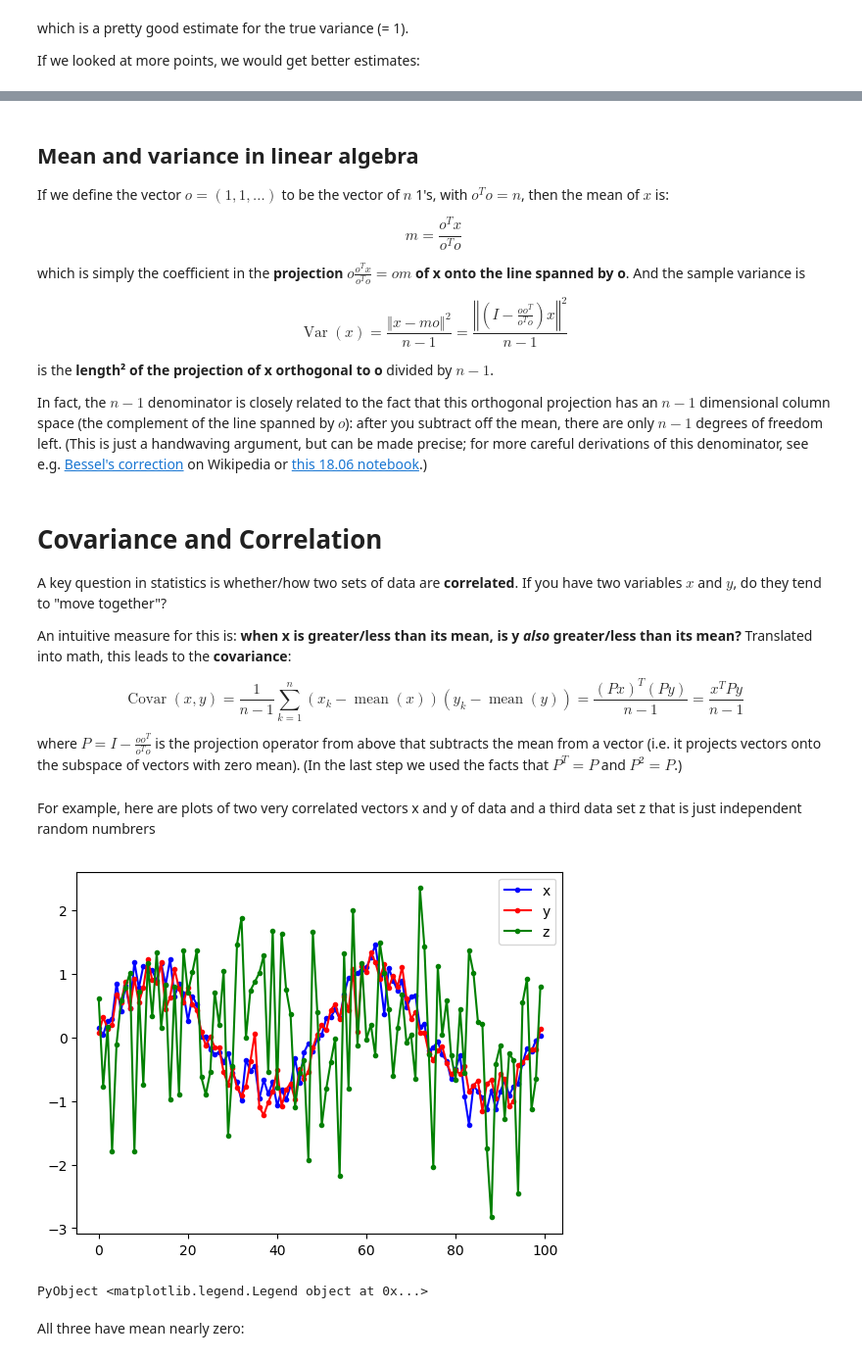
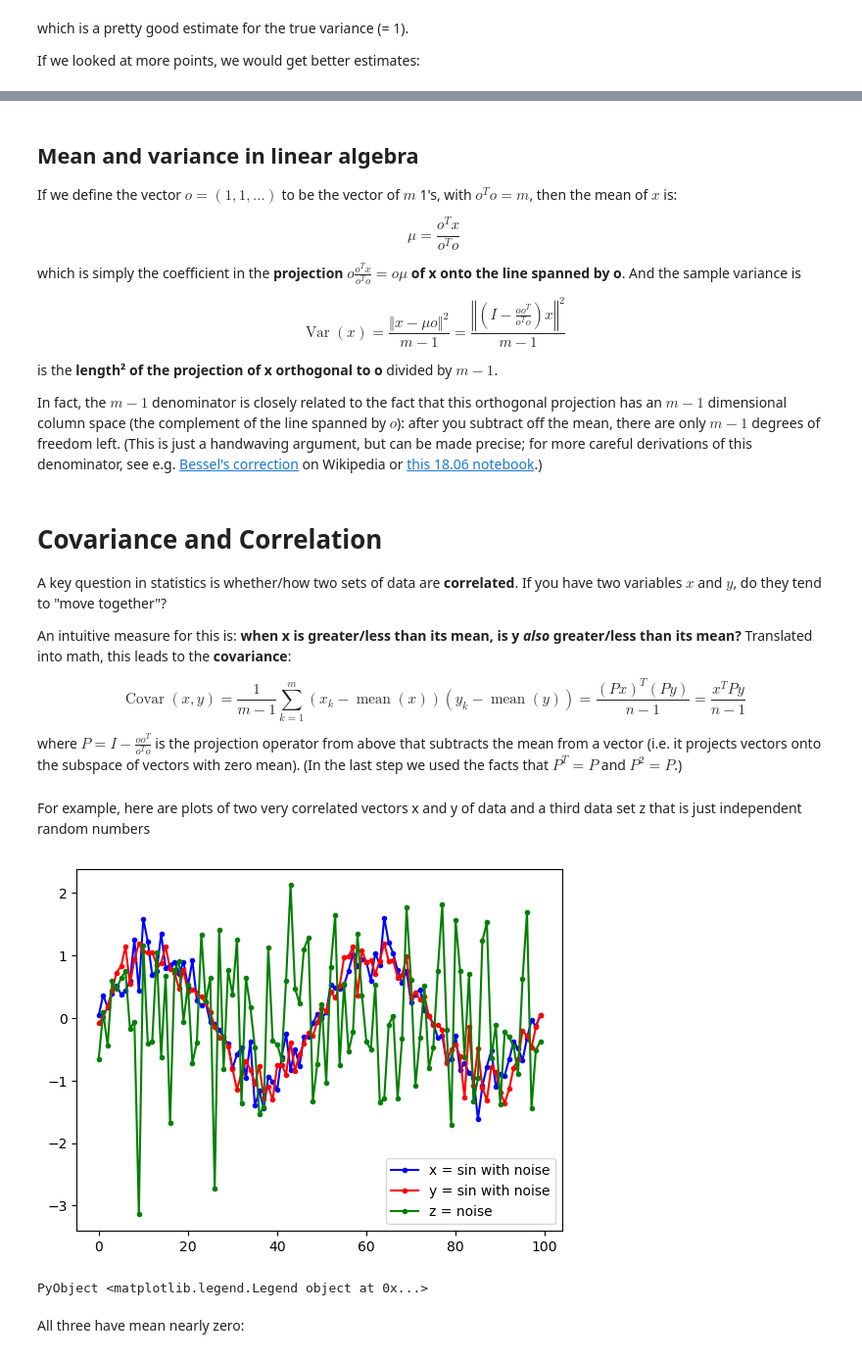
Before and after one commit to mitmath/1806, a Jupyter notebook: notes/Statistics-and-PCA.ipynb, the cells around one changed output, grey strips where cells are left out. Shown at 98% size. Drawn from its saved outputs; the diff is of its cells as text; code cells hidden in the pictures.

Commit message:
updated stats notebook

```diff
--- a/notes/Statistics-and-PCA.ipynb
+++ b/notes/Statistics-and-PCA.ipynb
@@ -65,21 +65,21 @@ mean(xbig), var(xbig)
 # %% [markdown]
 ## Mean and variance in linear algebra
 
-If we define the vector $o = (1,1,\ldots)$ to be the vector of $n$ 1's, with $o^T o = n$, then the mean of $x$ is:
+If we define the vector $o = (1,1,\ldots)$ to be the vector of $m$ 1's, with $o^T o = m$, then the mean of $x$ is:
 
 $$
-m = \frac{o^T x}{o^T o}
+\mu = \frac{o^T x}{o^T o}
 $$
 
-which is simply the coefficient in the **projection $o\frac{o^Tx}{o^To} = om$ of x onto the line spanned by o**.   And the sample variance is
+which is simply the coefficient in the **projection $o\frac{o^Tx}{o^To} = o\mu$ of x onto the line spanned by o**.   And the sample variance is
 
 $$
-\operatorname{Var}(x) = \frac{\Vert x - m o \Vert^2}{n-1} = \frac{\left\Vert \left(I - \frac{o o^T}{o^T o} \right) x \right\Vert^2}{n-1}
+\operatorname{Var}(x) = \frac{\Vert x - \mu o \Vert^2}{m-1} = \frac{\left\Vert \left(I - \frac{o o^T}{o^T o} \right) x \right\Vert^2}{m-1}
 $$
 
-is the **length² of the projection of x orthogonal to o** divided by $n-1$.
+is the **length² of the projection of x orthogonal to o** divided by $m-1$.
 
-In fact, the $n-1$ denominator is closely related to the fact that this orthogonal projection has an $n-1$ dimensional column space (the complement of the line spanned by $o$): after you subtract off the mean, there are only $n-1$ degrees of freedom left.   (This is just a handwaving argument, but can be made precise; for more careful derivations of this denominator, see e.g. [Bessel's correction](https://en.wikipedia.org/wiki/Bessel%27s_correction) on Wikipedia or [this 18.06 notebook](http://nbviewer.jupyter.org/github/stevengj/1806/blob/spring18/lectures/Sample%20Variance%20division%20by%20n-1.ipynb).)
+In fact, the $m-1$ denominator is closely related to the fact that this orthogonal projection has an $m-1$ dimensional column space (the complement of the line spanned by $o$): after you subtract off the mean, there are only $m-1$ degrees of freedom left.   (This is just a handwaving argument, but can be made precise; for more careful derivations of this denominator, see e.g. [Bessel's correction](https://en.wikipedia.org/wiki/Bessel%27s_correction) on Wikipedia or [this 18.06 notebook](http://nbviewer.jupyter.org/github/stevengj/1806/blob/spring18/lectures/Sample%20Variance%20division%20by%20n-1.ipynb).)
 # %% [markdown]
 # Covariance and Correlation
 
@@ -88,22 +88,23 @@ A key question in statistics is whether/how two sets of data are **correlated**.
 An intuitive measure for this is: **when x is greater/less than its mean, is y *also* greater/less than its mean?**   Translated into math, this leads to the **covariance**:
 
 $$
-\operatorname{Covar}(x,y) = \frac{1}{n-1}\sum_{k=1}^n (x_k - \operatorname{mean}(x)) (y_k - \operatorname{mean}(y)) = \frac{(Px)^T (Py)}{n-1} = \frac{x^T P y}{n-1}
+\operatorname{Covar}(x,y) = \frac{1}{m-1}\sum_{k=1}^m (x_k - \operatorname{mean}(x)) (y_k - \operatorname{mean}(y)) = \frac{(Px)^T (Py)}{n-1} = \frac{x^T P y}{n-1}
 $$
 
 where $P = I - \frac{oo^T}{o^T o}$ is the projection operator from above that subtracts the mean from a vector (i.e. it projects vectors onto the subspace of vectors with zero mean).  (In the last step we used the facts that $P^T = P$ and $P^2 = P$.)
 # %% [markdown]
-For example, here are plots of two very correlated vectors x and y of data and a third data set z that is just independent random numbrers
+For example, here are plots of two very correlated vectors x and y of data and a third data set z that is just independent random numbers
 # %%
-x = sin.(linspace(0,4π,100) .+ randn(100)*0.1) .* (1 .+ 0.3*randn(100))
-y = sin.(linspace(0,4π,100) .+ randn(100)*0.1) .* (1 .+ 0.3*randn(100))
+θ = range(0,4π,length=100)
+x = @. sin(θ + randn()*0.1) * (1 + 0.3*randn())
+y = @. sin(θ + randn()*0.1) * (1 + 0.3*randn())
 z = randn(100)
 plot(x, "b.-")
 plot(y, "r.-")
 plot(z, "g.-")
-legend(["x","y","z"])
+legend(["x = sin with noise","y = sin with noise","z = noise"])
 # %% [output]
-[figure, old version]
+[figure, new version]
 PyObject <matplotlib.legend.Legend object at 0x...>
 # %% [markdown]
 All three have mean nearly zero:
```
Also changed, not shown: parts of 41 cells of this notebook.
